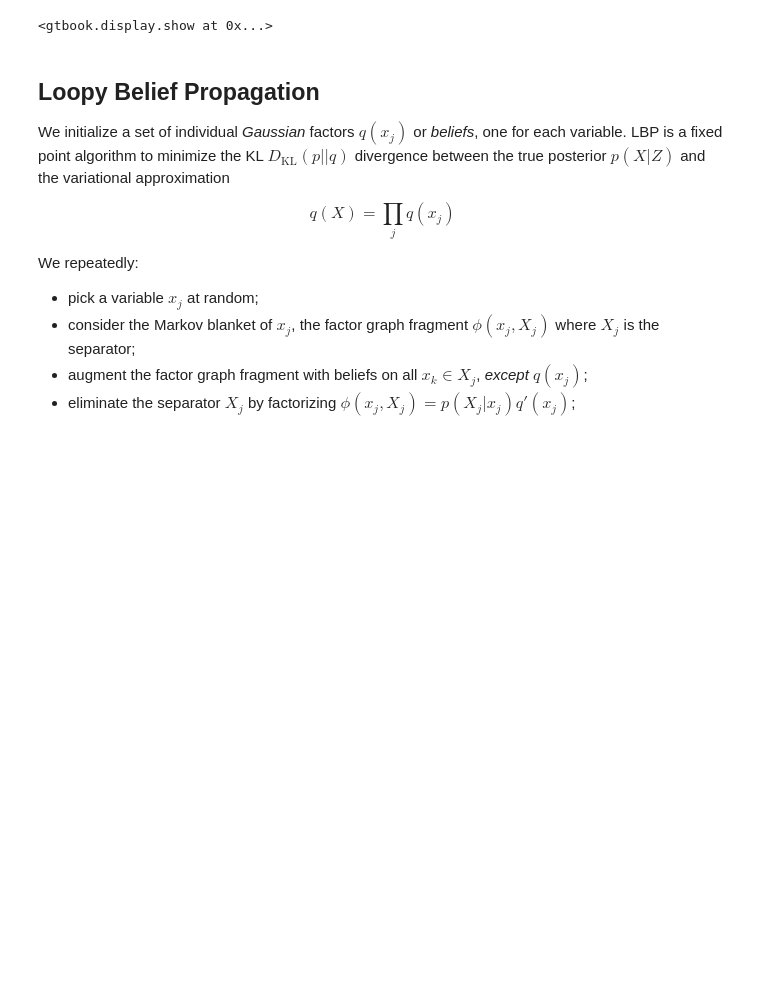
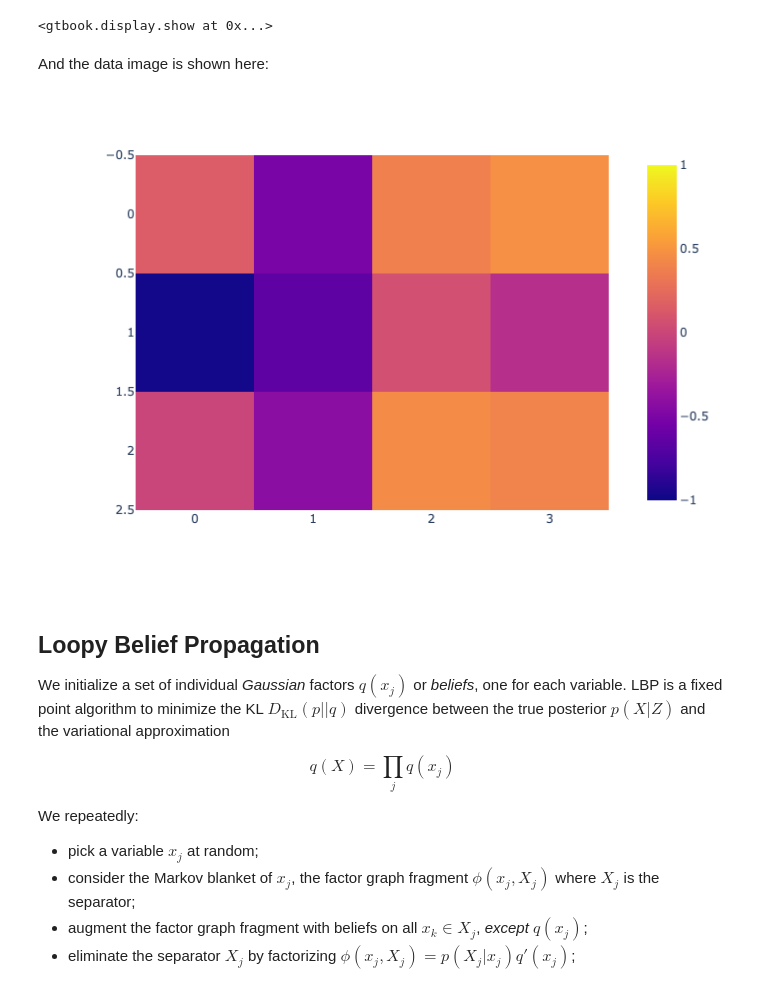
Before and after one commit to gtbook/gtsam-examples, a Jupyter notebook: GaussianMRFExample_lbp.ipynb, the cells around one changed output. Cells and saved outputs as stored; diff of their text form; code cells hidden in the pictures; blank space fills up the shorter version.

```diff
--- a/GaussianMRFExample_lbp.ipynb
+++ b/GaussianMRFExample_lbp.ipynb
@@ -60,6 +71,12 @@ position_hints = {c:float(-i) for i,c in enumerate(row_symbols)}
 show(graph, binary_edges=True) # you can add hints=position_hints for a different view
 # %% [output]
 <gtbook.display.show at 0x...>
+# %% [markdown]
+And the data image is shown here:
+# %%
+px.imshow(data[:,:,0], zmin=-1, zmax=1)
+# %% [output]
+[figure, added]
 # %% [markdown]
 ## Loopy Belief Propagation
 
```
Also changed, not shown: parts of 22 cells of this notebook, 2 other files.
